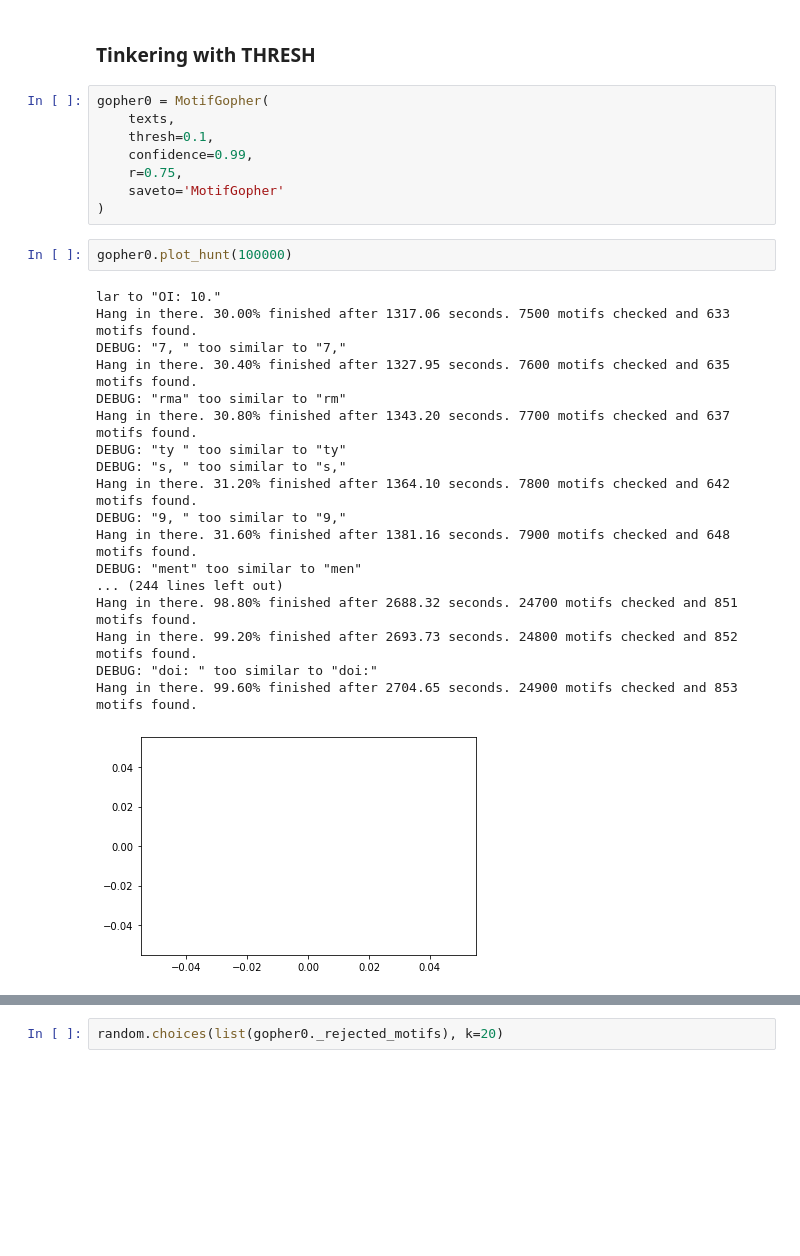
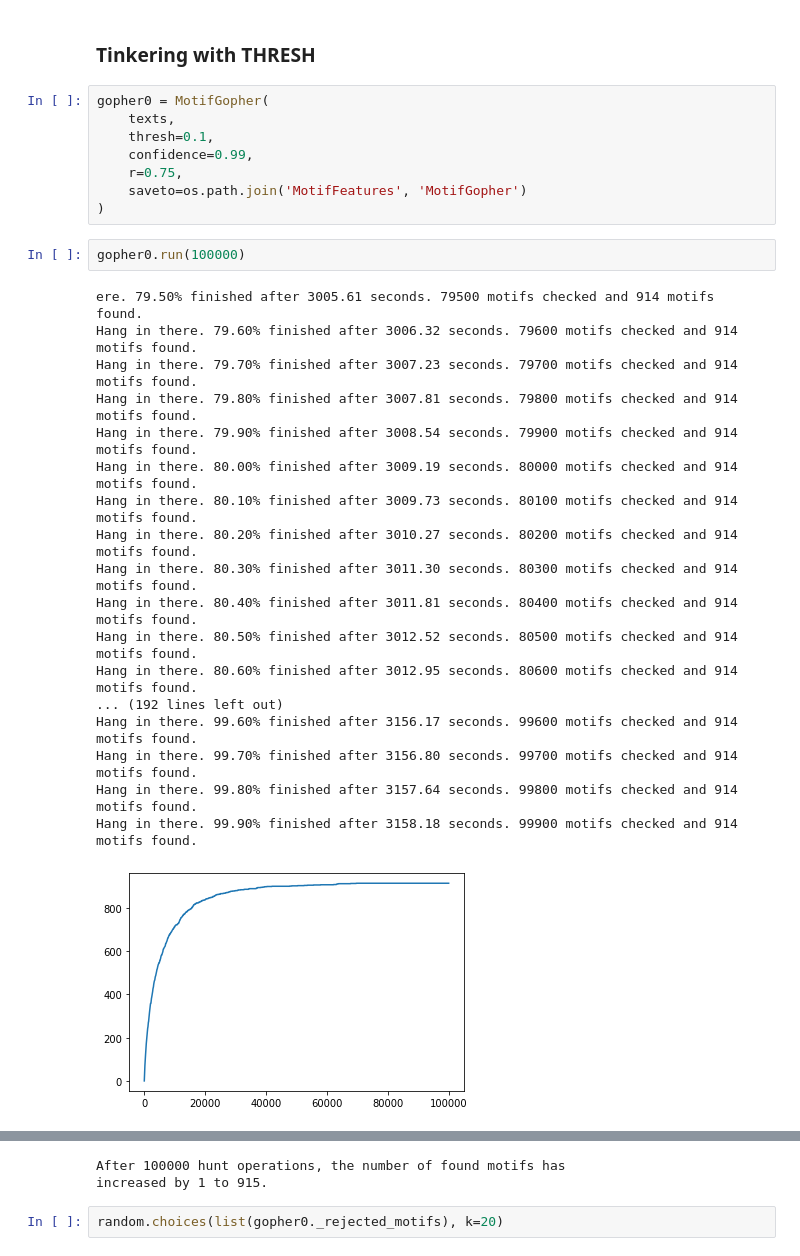
Before and after one commit to petervdonovan/CitationParser, a Jupyter notebook: MotifGopherHuntParameterTests.ipynb, the cells around one changed output, grey strips where cells are left out. Drawn from its saved outputs; the diff is of its cells as text; blank space fills up the shorter version.

Commit message:
save more gopher results

```diff
--- a/MotifGopherHuntParameterTests.ipynb
+++ b/MotifGopherHuntParameterTests.ipynb
@@ -28,26 +24,26 @@ gopher0 = MotifGopher(
     thresh=0.1,
     confidence=0.99,
     r=0.75,
-    saveto='MotifGopher'
+    saveto=os.path.join('MotifFeatures', 'MotifGopher')
 )
 # %%
-gopher0.plot_hunt(100000)
+gopher0.run(100000)
 # %% [output]
-lar to "OI: 10."
-Hang in there. 30.00% finished after 1317.06 seconds. 7500 motifs checked and 633 motifs found.
-DEBUG: "7, " too similar to "7,"
-Hang in there. 30.40% finished after 1327.95 seconds. 7600 motifs checked and 635 motifs found.
-DEBUG: "rma" too similar to "rm"
-Hang in there. 30.80% finished after 1343.20 seconds. 7700 motifs checked and 637 motifs found.
-DEBUG: "ty " too similar to "ty"
-DEBUG: "s, " too similar to "s,"
-Hang in there. 31.20% finished after 1364.10 seconds. 7800 motifs checked and 642 motifs found.
-DEBUG: "9, " too similar to "9,"
-Hang in there. 31.60% finished after 1381.16 seconds. 7900 motifs checked and 648 motifs found.
-DEBUG: "ment" too similar to "men"
-... (244 lines left out)
-Hang in there. 98.80% finished after 2688.32 seconds. 24700 motifs checked and 851 motifs found.
-Hang in there. 99.20% finished after 2693.73 seconds. 24800 motifs checked and 852 motifs found.
-DEBUG: "doi: " too similar to "doi:"
-Hang in there. 99.60% finished after 2704.65 seconds. 24900 motifs checked and 853 motifs found.
+ere. 79.50% finished after 3005.61 seconds. 79500 motifs checked and 914 motifs found.
+Hang in there. 79.60% finished after 3006.32 seconds. 79600 motifs checked and 914 motifs found.
+Hang in there. 79.70% finished after 3007.23 seconds. 79700 motifs checked and 914 motifs found.
+Hang in there. 79.80% finished after 3007.81 seconds. 79800 motifs checked and 914 motifs found.
+Hang in there. 79.90% finished after 3008.54 seconds. 79900 motifs checked and 914 motifs found.
+Hang in there. 80.00% finished after 3009.19 seconds. 80000 motifs checked and 914 motifs found.
+Hang in there. 80.10% finished after 3009.73 seconds. 80100 motifs checked and 914 motifs found.
+Hang in there. 80.20% finished after 3010.27 seconds. 80200 motifs checked and 914 motifs found.
+Hang in there. 80.30% finished after 3011.30 seconds. 80300 motifs checked and 914 motifs found.
+Hang in there. 80.40% finished after 3011.81 seconds. 80400 motifs checked and 914 motifs found.
+Hang in there. 80.50% finished after 3012.52 seconds. 80500 motifs checked and 914 motifs found.
+Hang in there. 80.60% finished after 3012.95 seconds. 80600 motifs checked and 914 motifs found.
+... (192 lines left out)
+Hang in there. 99.60% finished after 3156.17 seconds. 99600 motifs checked and 914 motifs found.
+Hang in there. 99.70% finished after 3156.80 seconds. 99700 motifs checked and 914 motifs found.
+Hang in there. 99.80% finished after 3157.64 seconds. 99800 motifs checked and 914 motifs found.
+Hang in there. 99.90% finished after 3158.18 seconds. 99900 motifs checked and 914 motifs found.
-[figure, old version]
+[figure, new version]
@@ -54,3 +68,5 @@ Hang in there. 99.60% finished after 2704.65 seconds. 24900 motifs checked and 8
+After 100000 hunt operations, the number of found motifs has
+increased by 1 to 915.
 # %%
 random.choices(list(gopher0._rejected_motifs), k=20)
 # %% [output]
```
Also changed, not shown: parts of 2 cells of this notebook, 1 other file.
